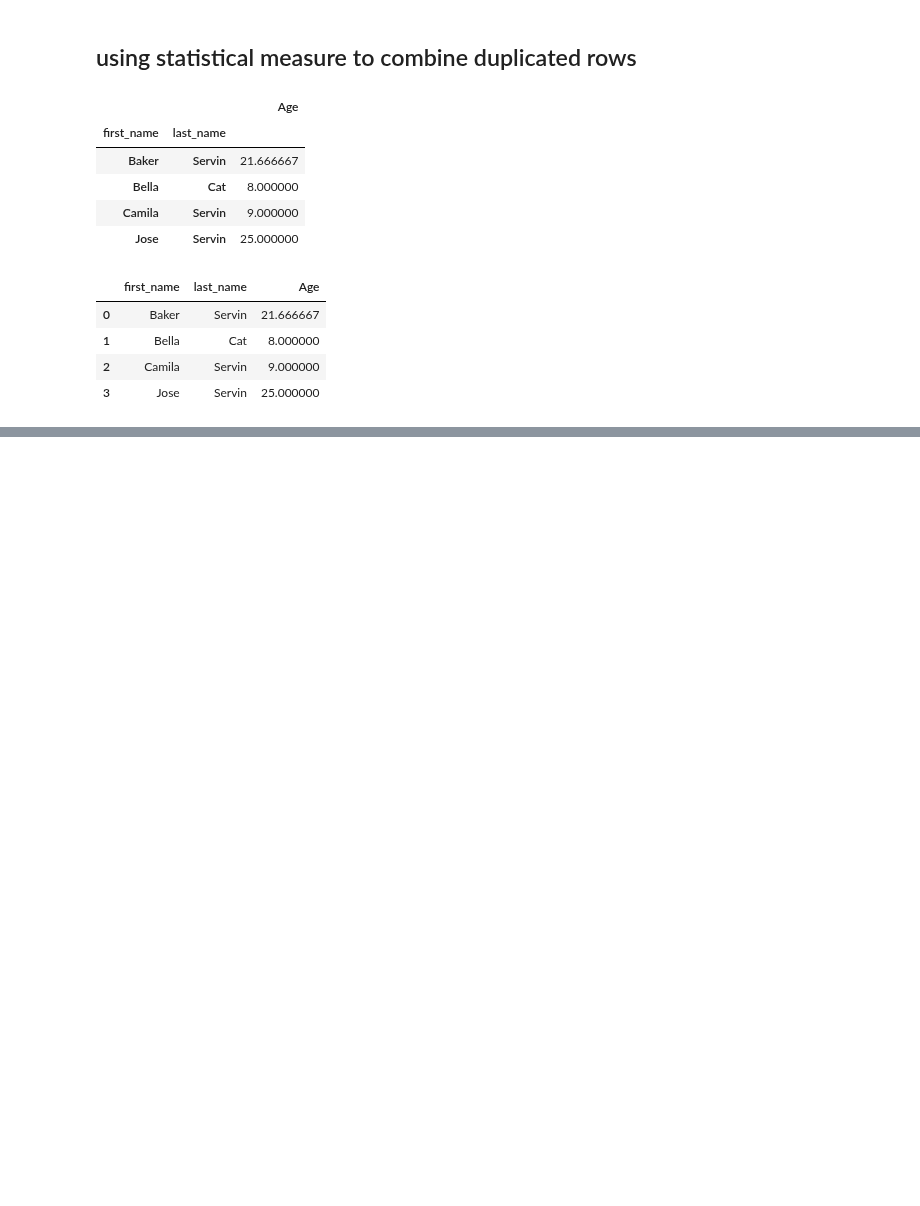
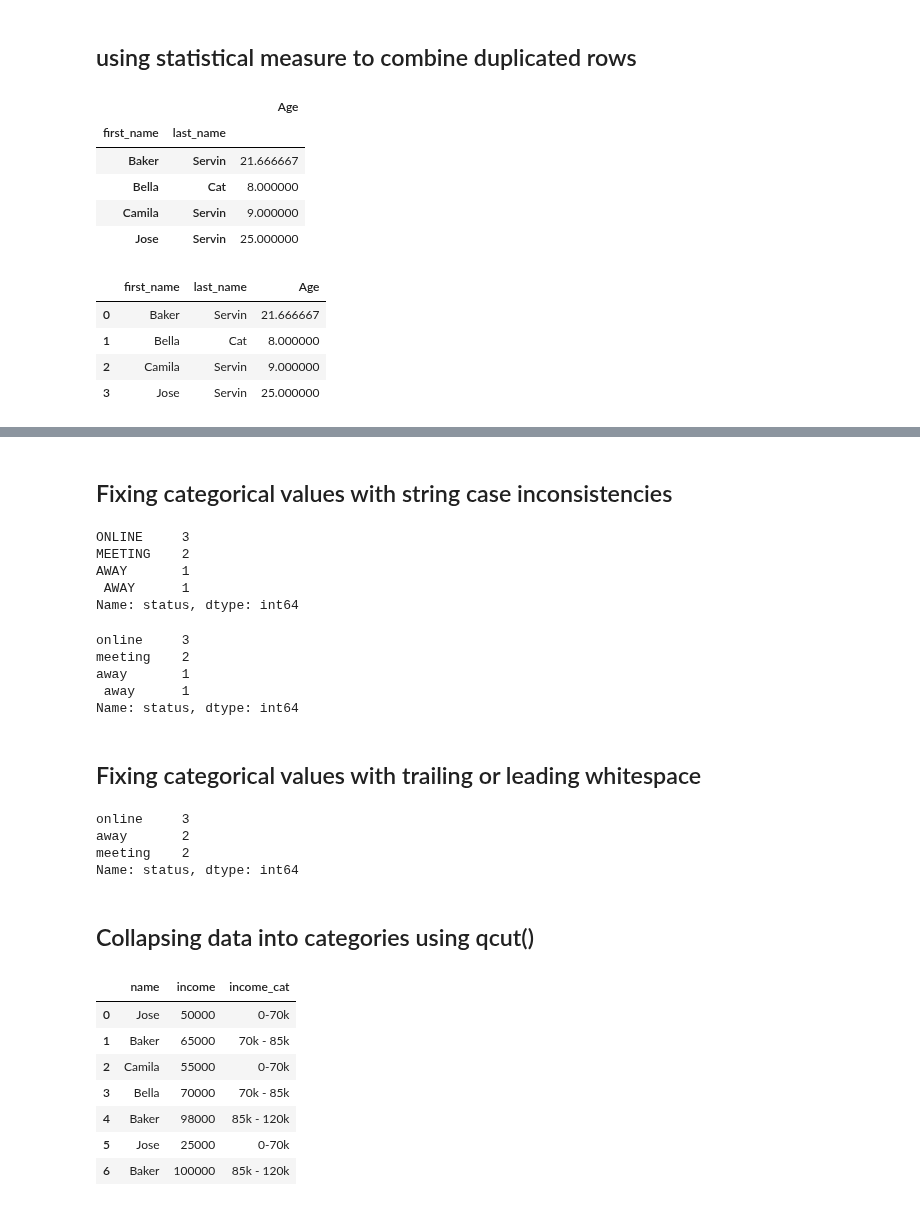
Before and after one commit to Jose-Servin/DataCamp, a Jupyter notebook: Courses/Cleaning_Data/cleaning_data.ipynb, the cells around one changed output, grey strips where cells are left out. Cells and saved outputs as stored; diff of their text form; code cells hidden in the pictures; blank space fills up the shorter version.

```diff
--- a/Courses/Cleaning_Data/cleaning_data.ipynb
+++ b/Courses/Cleaning_Data/cleaning_data.ipynb
@@ -416,0 +592,22 @@ members
+# %% [markdown]
+## Fixing categorical values with string case inconsistencies
+# %%
+people['status'] = people['status'].str.upper()
+people['status'].value_counts()
+# %% [output]
+ONLINE     3
+MEETING    2
+AWAY       1
+ AWAY      1
+Name: status, dtype: int64
+# %%
+people['status'] = people['status'].str.lower()
+people['status'].value_counts()
+# %% [output]
+online     3
+meeting    2
+away       1
+ away      1
+Name: status, dtype: int64
+# %% [markdown]
+## Fixing categorical values with trailing or leading whitespace
@@ -416,0 +616,9 @@ members
+# %%
+people['status'].value_counts()
+# %% [output]
+online     3
+away       2
+meeting    2
+Name: status, dtype: int64
+# %% [markdown]
+## Collapsing data into categories using qcut()
@@ -416,0 +631,17 @@ members
+# %%
+group_names = ['0-70k','70k - 85k','85k - 120k']
+people['income_cat'] = pd.qcut(
+    people['income'],
+    q = 3,
+    labels=group_names
+)
+people
+# %% [output]
+|  | name | income | income_cat |
+| 0 | Jose | 50000 | 0-70k |
+| 1 | Baker | 65000 | 70k - 85k |
+| 2 | Camila | 55000 | 0-70k |
+| 3 | Bella | 70000 | 70k - 85k |
+| 4 | Baker | 98000 | 85k - 120k |
+| 5 | Jose | 25000 | 0-70k |
+| 6 | Baker | 100000 | 85k - 120k |
```
Also changed, not shown: parts of 45 cells of this notebook.
